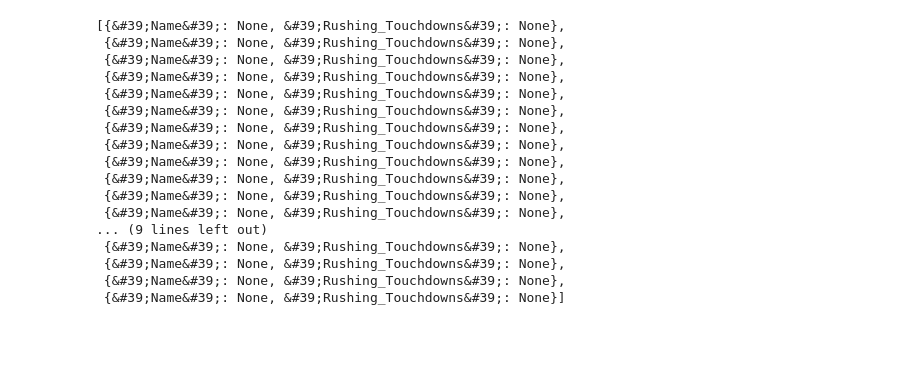
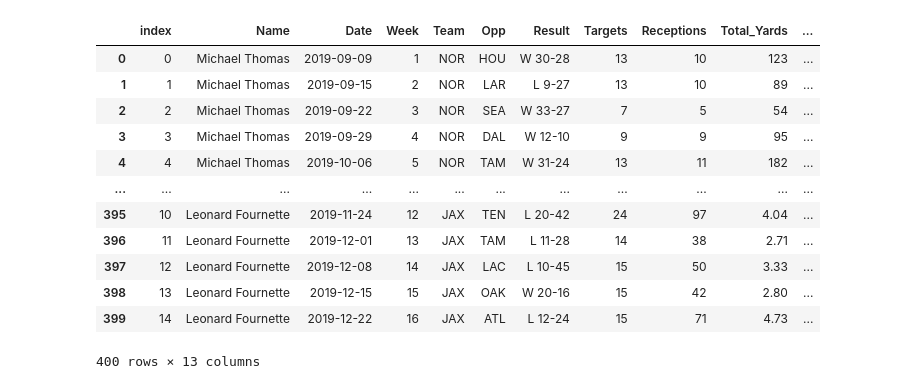
Before and after one commit to ridwan102/Fantasy_Football_Linear_Regression, a Jupyter notebook: fantasy.ipynb, the cells around one changed output. Saved outputs shown, nothing was run; the diff lists cells and outputs as text; code cells hidden in the pictures; blank space fills up the shorter version.

```diff
--- a/fantasy.ipynb
+++ b/fantasy.ipynb
@@ -163,0 +131,2 @@ def get_running_back_dict(link):
+# %%
+df_all_running_backs_2019 = pd.read_pickle("./df_all_running_backs_2019.pkl")
@@ -164,7 +188,8 @@ def get_running_back_dict(link):
 # %%
 #creates list of all movies with features
-running_back_2019_info = []
+all_running_backs = get_running_back_df(df_all_running_backs_2019.Link[0])
 
-for link in df_running_backs_2019.Link:
-    running_back_2019_info.append(get_running_back_dict(link))
+for link in range(len(df_all_running_backs_2019.Link)):
+    all_running_backs = all_running_backs.append(get_running_back_df(df_all_running_backs_2019.Link[link]))
+all_running_backs.reset_index()
 # %% [output]
@@ -172,20 +208,0 @@ AttributeError: ResultSet object has no attribute &#39;find_all&#39;. You&#39;re
-# %%
-running_back_2019_info
-# %% [output]
-[{&#39;Name&#39;: None, &#39;Rushing_Touchdowns&#39;: None},
- {&#39;Name&#39;: None, &#39;Rushing_Touchdowns&#39;: None},
- {&#39;Name&#39;: None, &#39;Rushing_Touchdowns&#39;: None},
- {&#39;Name&#39;: None, &#39;Rushing_Touchdowns&#39;: None},
- {&#39;Name&#39;: None, &#39;Rushing_Touchdowns&#39;: None},
- {&#39;Name&#39;: None, &#39;Rushing_Touchdowns&#39;: None},
- {&#39;Name&#39;: None, &#39;Rushing_Touchdowns&#39;: None},
- {&#39;Name&#39;: None, &#39;Rushing_Touchdowns&#39;: None},
- {&#39;Name&#39;: None, &#39;Rushing_Touchdowns&#39;: None},
- {&#39;Name&#39;: None, &#39;Rushing_Touchdowns&#39;: None},
- {&#39;Name&#39;: None, &#39;Rushing_Touchdowns&#39;: None},
- {&#39;Name&#39;: None, &#39;Rushing_Touchdowns&#39;: None},
-... (9 lines left out)
- {&#39;Name&#39;: None, &#39;Rushing_Touchdowns&#39;: None},
- {&#39;Name&#39;: None, &#39;Rushing_Touchdowns&#39;: None},
- {&#39;Name&#39;: None, &#39;Rushing_Touchdowns&#39;: None},
- {&#39;Name&#39;: None, &#39;Rushing_Touchdowns&#39;: None}]
@@ -196,0 +257,21 @@ running_back_2019_info
+# %%
+#creates list of all movies with features
+all_wide_receivers = get_wide_receiver_df(df_all_wide_receivers_2019.Link[0])
+
+for link in range(len(df_all_wide_receivers_2019.Link)):
+    all_wide_receivers = all_wide_receivers.append(get_wide_receiver_df(df_all_wide_receivers_2019.Link[link]))
+all_wide_receivers.reset_index()
+# %% [output]
+|  | index | Name | Date | Week | Team | Opp | Result | Targets | Receptions | Total_Yards | ... |
+| 0 | 0 | Michael Thomas | 2019-09-09 | 1 | NOR | HOU | W 30-28 | 13 | 10 | 123 | ... |
+| 1 | 1 | Michael Thomas | 2019-09-15 | 2 | NOR | LAR | L 9-27 | 13 | 10 | 89 | ... |
+| 2 | 2 | Michael Thomas | 2019-09-22 | 3 | NOR | SEA | W 33-27 | 7 | 5 | 54 | ... |
+| 3 | 3 | Michael Thomas | 2019-09-29 | 4 | NOR | DAL | W 12-10 | 9 | 9 | 95 | ... |
+| 4 | 4 | Michael Thomas | 2019-10-06 | 5 | NOR | TAM | W 31-24 | 13 | 11 | 182 | ... |
+| ... | ... | ... | ... | ... | ... | ... | ... | ... | ... | ... | ... |
+| 395 | 10 | Leonard Fournette | 2019-11-24 | 12 | JAX | TEN | L 20-42 | 24 | 97 | 4.04 | ... |
+| 396 | 11 | Leonard Fournette | 2019-12-01 | 13 | JAX | TAM | L 11-28 | 14 | 38 | 2.71 | ... |
+| 397 | 12 | Leonard Fournette | 2019-12-08 | 14 | JAX | LAC | L 10-45 | 15 | 50 | 3.33 | ... |
+| 398 | 13 | Leonard Fournette | 2019-12-15 | 15 | JAX | OAK | W 20-16 | 15 | 42 | 2.80 | ... |
+| 399 | 14 | Leonard Fournette | 2019-12-22 | 16 | JAX | ATL | L 12-24 | 15 | 71 | 4.73 | ... |
+400 rows × 13 columns
```
Also changed, not shown: parts of 24 cells of this notebook, 3 other files.
